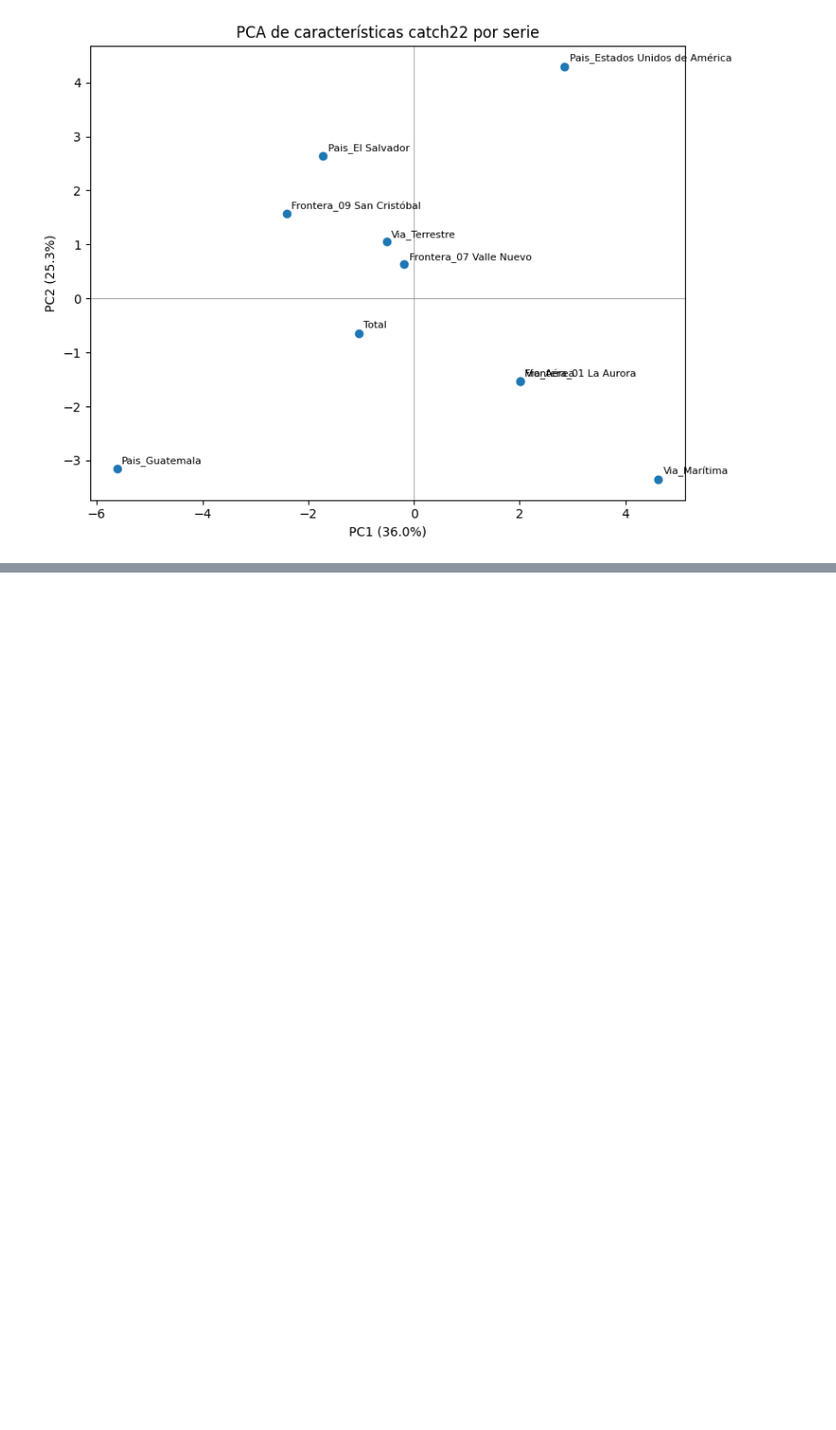
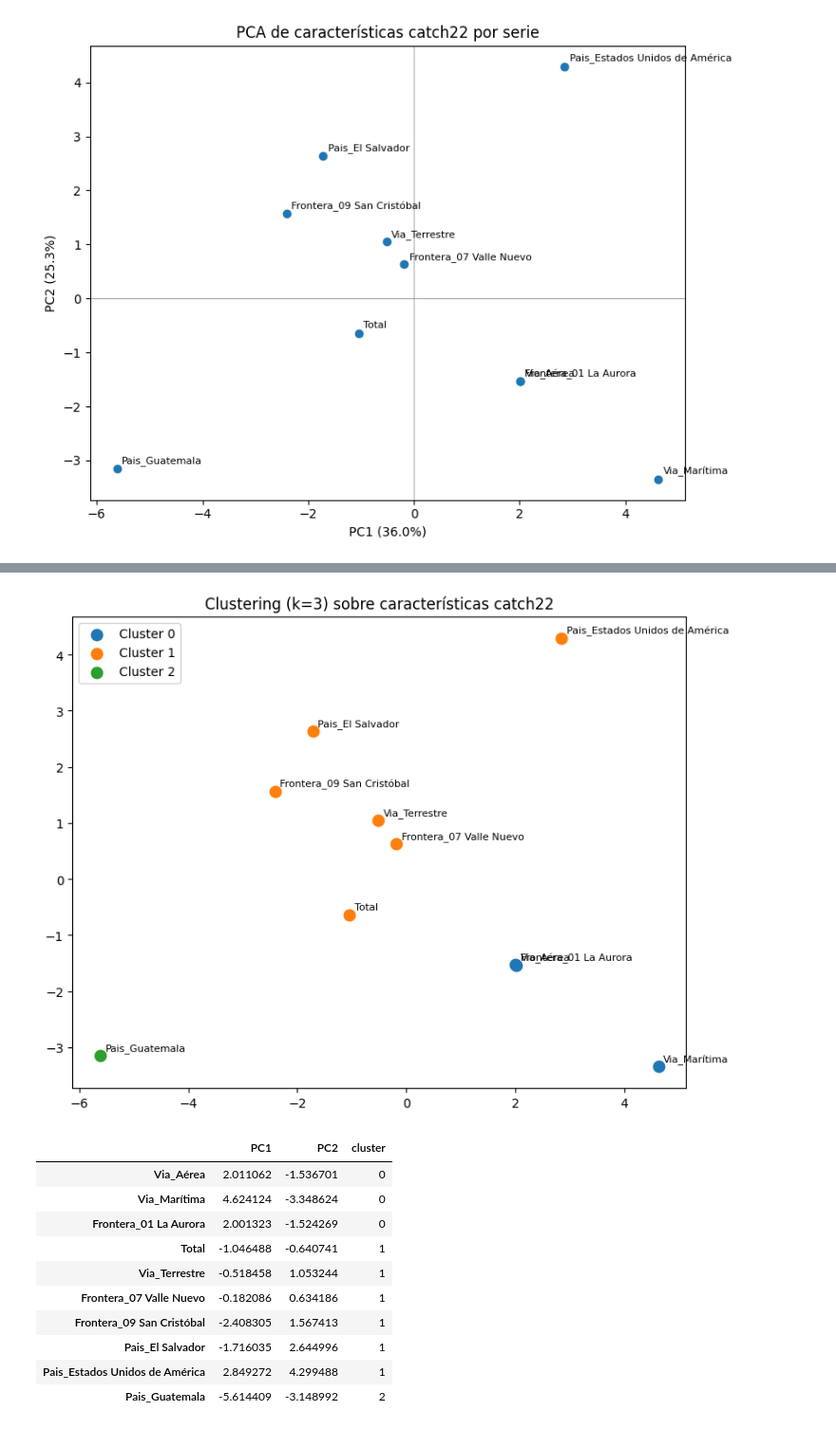
Before and after one commit to Qu3zada22/Laboratorio1-ds, a Jupyter notebook: lab2.ipynb, the cells around one changed output, grey strips where cells are left out. Shown at 95% size. Drawn from its saved outputs; the diff is of its cells as text; code cells hidden in the pictures; blank space fills up the shorter version.

```diff
--- a/lab2.ipynb
+++ b/lab2.ipynb
@@ -351,0 +370,30 @@ Varianza explicada: [0.36  0.253]
+# %%
+k_elegido = 3
+kmeans = KMeans(n_clusters=k_elegido, n_init=10, random_state=42).fit(matriz_esc)
+df_pca['cluster'] = kmeans.labels_
+
+fig, ax = plt.subplots(figsize=(8, 6))
+for c in sorted(df_pca['cluster'].unique()):
+    subset = df_pca[df_pca['cluster'] == c]
+    ax.scatter(subset['PC1'], subset['PC2'], label=f'Cluster {c}', s=80)
+for nombre, fila in df_pca.iterrows():
+    ax.annotate(nombre, (fila['PC1'], fila['PC2']), fontsize=8, xytext=(4, 4), textcoords='offset points')
+ax.set_title(f'Clustering (k={k_elegido}) sobre características catch22')
+ax.legend()
+plt.tight_layout()
+plt.show()
+
+df_pca.sort_values('cluster')
+# %% [output]
+[figure, added]
+|  | PC1 | PC2 | cluster |
+| Via_Aérea | 2.011062 | -1.536701 | 0 |
+| Via_Marítima | 4.624124 | -3.348624 | 0 |
+| Frontera_01 La Aurora | 2.001323 | -1.524269 | 0 |
+| Total | -1.046488 | -0.640741 | 1 |
+| Via_Terrestre | -0.518458 | 1.053244 | 1 |
+| Frontera_07 Valle Nuevo | -0.182086 | 0.634186 | 1 |
+| Frontera_09 San Cristóbal | -2.408305 | 1.567413 | 1 |
+| Pais_El Salvador | -1.716035 | 2.644996 | 1 |
+| Pais_Estados Unidos de América | 2.849272 | 4.299488 | 1 |
+| Pais_Guatemala | -5.614409 | -3.148992 | 2 |
```
Also changed, not shown: parts of 12 cells of this notebook.
